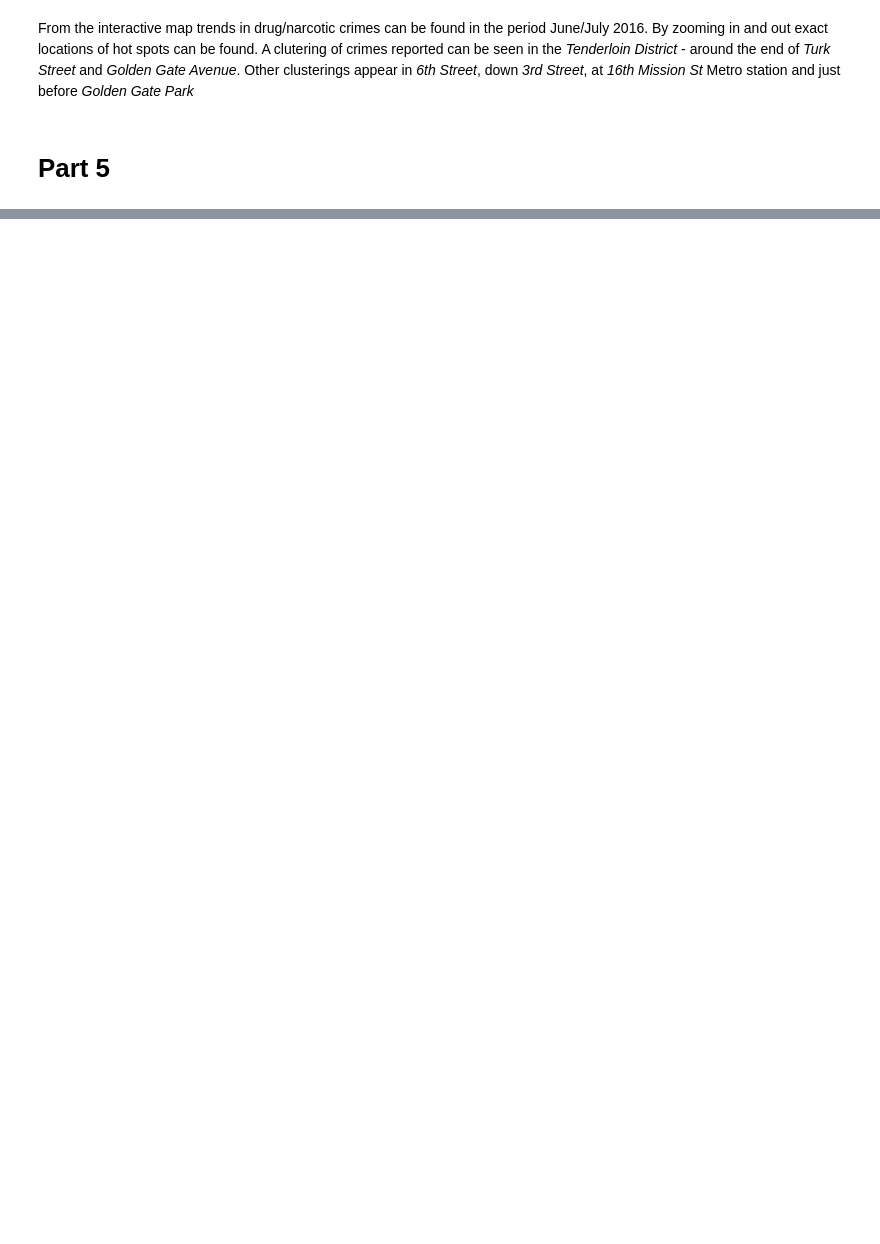
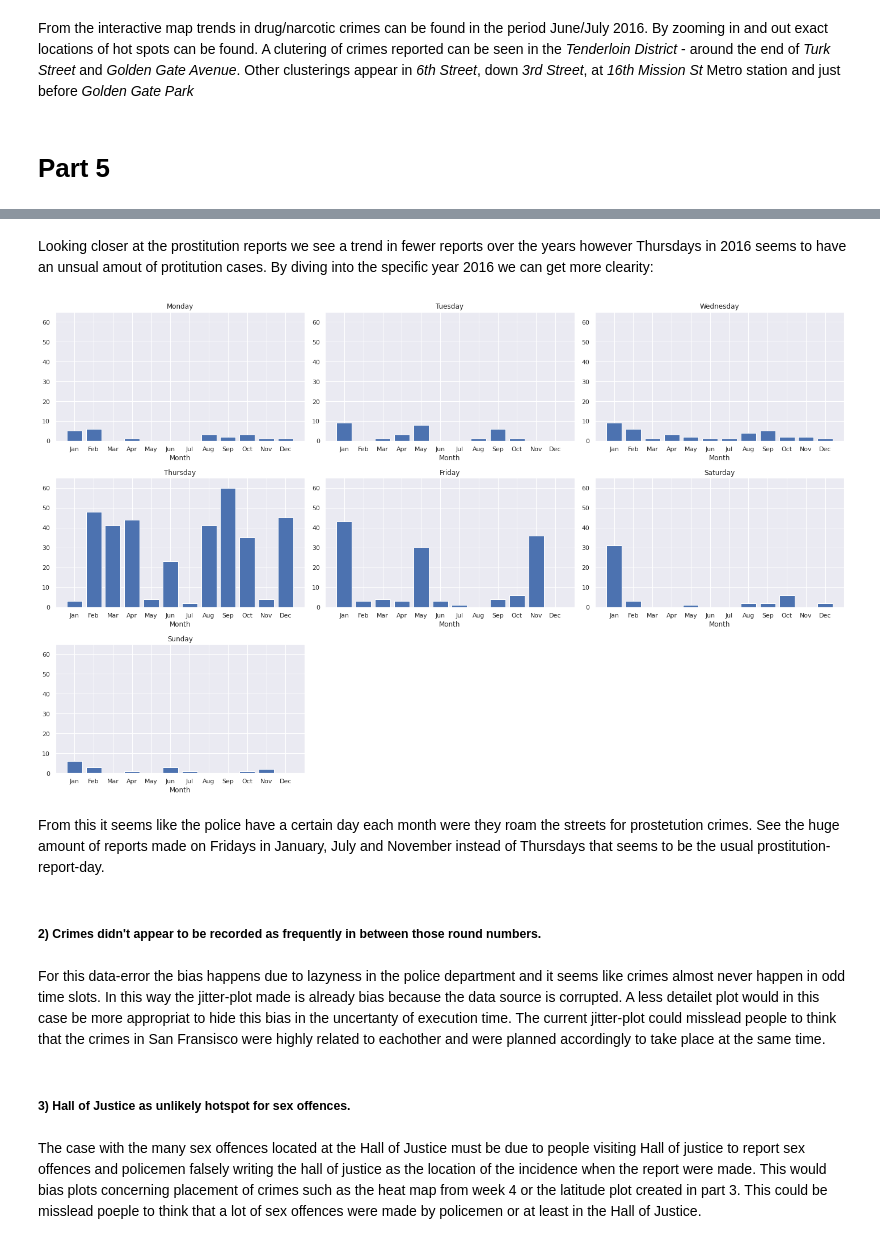
Before and after one commit to evangstav/SocialDataAnalysis2021, a Jupyter notebook: Assignment_1.ipynb, the cells around one changed output, grey strips where cells are left out. Cells and saved outputs as stored; diff of their text form; code cells hidden in the pictures; blank space fills up the shorter version.

Commit message:
part 5

```diff
--- a/Assignment_1.ipynb
+++ b/Assignment_1.ipynb
@@ -311,0 +340,18 @@ plt.show()
+# %% [markdown]
+Looking closer at the prostitution reports we see a trend in fewer reports over the years however Thursdays in 2016 seems to have an unsual amout of protitution cases. By diving into the specific year 2016 we can get more clearity:
+# %%
+df_p5_2016 = df[(df['Category']=='PROSTITUTION') & (df['Year']==2016)]
+month_labels = ['Jan','Feb','Mar','Apr','May','Jun','Jul','Aug','Sep','Oct','Nov','Dec']
+dayOfWeekPlots(df_p5_2016, 'Month', month_labels, max_range = 65)
+# %% [output]
+[figure, added]
+# %% [markdown]
+From this it seems like the police have a certain day each month were they roam the streets for prostetution crimes. See the huge amount of reports made on Fridays in January, July and November instead of Thursdays that seems to be the usual prostitution-report-day.
+# %% [markdown]
+##### 2) Crimes didn't appear to be recorded as frequently in between those round numbers.
+# %% [markdown]
+For this data-error the bias happens due to lazyness in the police department and it seems like crimes almost never happen in odd time slots. In this way the jitter-plot made is already bias because the data source is corrupted. A less detailet plot would in this case be more appropriat to hide this bias in the uncertanty of execution time. The current jitter-plot could misslead people to think that the crimes in San Fransisco were highly related to eachother and were planned accordingly to take place at the same time.
+# %% [markdown]
+##### 3) Hall of Justice as unlikely hotspot for sex offences.
+# %% [markdown]
+The case with the many sex offences located at the Hall of Justice must be due to people visiting Hall of justice to report sex offences and policemen falsely writing the hall of justice as the location of the incidence when the report were made. This would bias plots concerning placement of crimes such as the heat map from week 4 or the latitude plot created in part 3. This could be misslead poeple to think that a lot of sex offences were made by policemen or at least in the Hall of Justice.
```
Also changed, not shown: parts of 10 cells of this notebook.
